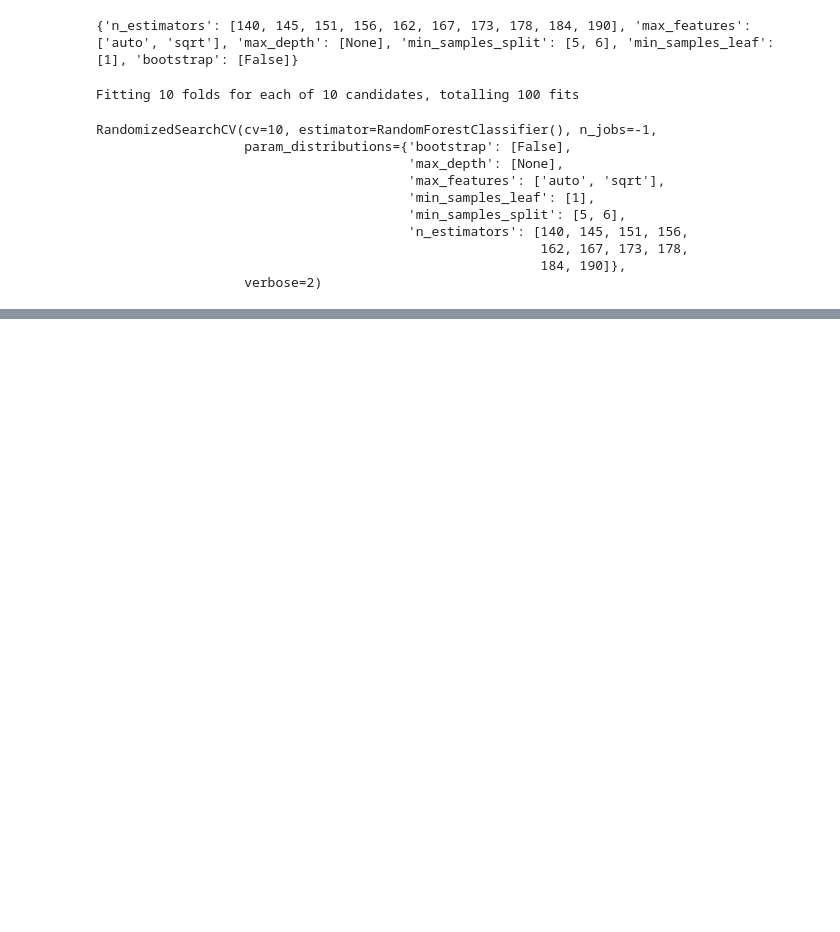
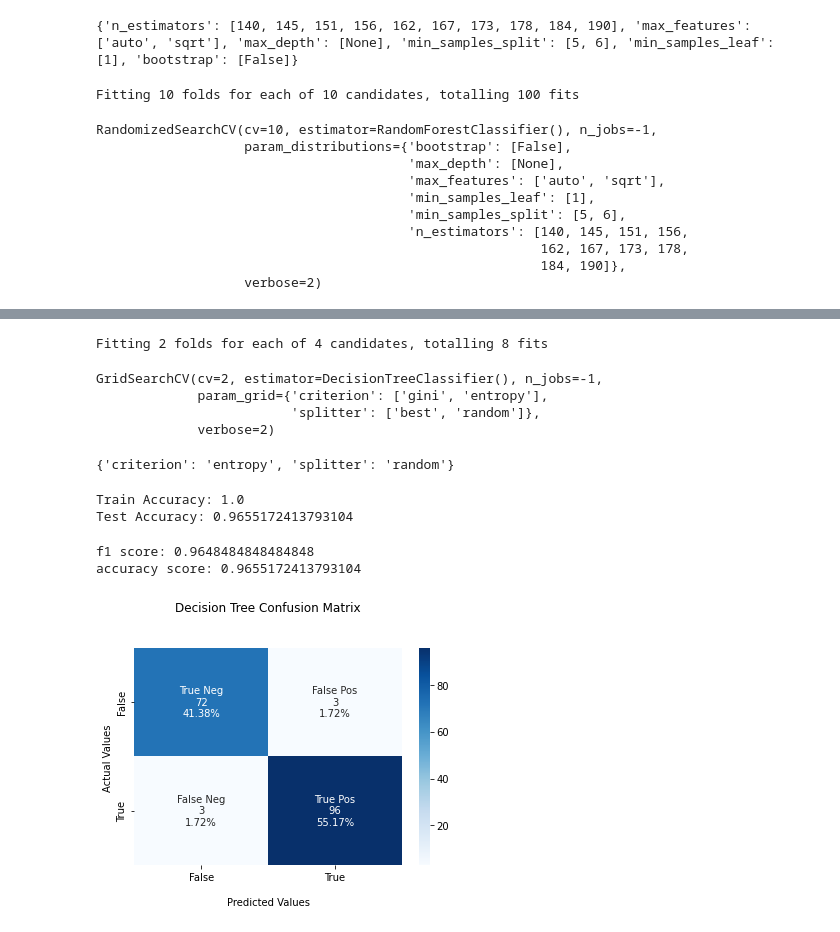
Before and after one commit to aanyas72/diabetes-detection-ml-model, a Jupyter notebook: diabetes_detection.ipynb, the cells around one changed output, grey strips where cells are left out. Cells and saved outputs as stored; diff of their text form; code cells hidden in the pictures; blank space fills up the shorter version.

```diff
--- a/diabetes_detection.ipynb
+++ b/diabetes_detection.ipynb
@@ -175,3 +192,58 @@ plt.show()
+# %%
+dtc_RandomGrid = GridSearchCV(estimator = dtc, param_grid = param_grid_dt, cv = 2, verbose=2, n_jobs = -1)
+dtc_RandomGrid.fit(X_train, y_train)
+# %% [output]
+Fitting 2 folds for each of 4 candidates, totalling 8 fits
+GridSearchCV(cv=2, estimator=DecisionTreeClassifier(), n_jobs=-1,
+             param_grid={'criterion': ['gini', 'entropy'],
+                         'splitter': ['best', 'random']},
+             verbose=2)
+# %%
+dtc_RandomGrid.best_params_
+# %% [output]
+{'criterion': 'entropy', 'splitter': 'random'}
+# %%
+print('Train Accuracy: {}'.format(dtc_RandomGrid.score(X_train,y_train)))
+print('Test Accuracy: {}'.format(dtc_RandomGrid.score(X_test,y_test)))
+# %% [output]
+Train Accuracy: 1.0
+Test Accuracy: 0.9655172413793104
+# %%
+dtc_pred = dtc_RandomGrid.predict(X_test)
+# %%
+print('f1 score: {}'.format(f1_score(y_test, dtc_pred, average='macro')))
+print('accuracy score: {}'.format(metrics.accuracy_score(y_test, dtc_pred)))
+# %% [output]
+f1 score: 0.9648484848484848
+accuracy score: 0.9655172413793104
+# %%
+cf_matrix = confusion_matrix(y_test, dtc_pred)
+
+group_names = ['True Neg','False Pos','False Neg','True Pos']
+
+group_counts = ["{0:0.0f}".format(value) for value in
+                cf_matrix.flatten()]
+
+group_percentages = ["{0:.2%}".format(value) for value in
+                     cf_matrix.flatten()/np.sum(cf_matrix)]
+
+labels = [f"{v1}\n{v2}\n{v3}" for v1, v2, v3 in
+          zip(group_names,group_counts,group_percentages)]
+
+labels = np.asarray(labels).reshape(2,2)
+
+ax = sns.heatmap(cf_matrix, annot=labels, fmt='', cmap='Blues')
+
+ax.set_title('Decision Tree Confusion Matrix\n\n');
+ax.set_xlabel('\nPredicted Values')
+ax.set_ylabel('Actual Values ');
+
+ax.xaxis.set_ticklabels(['False','True'])
+ax.yaxis.set_ticklabels(['False','True'])
+
+plt.show()
+# %% [output]
+[figure, added]
 # %%
 # support vector machine, linear kernel
 # %%
```
Also changed, not shown: parts of 18 cells of this notebook.
